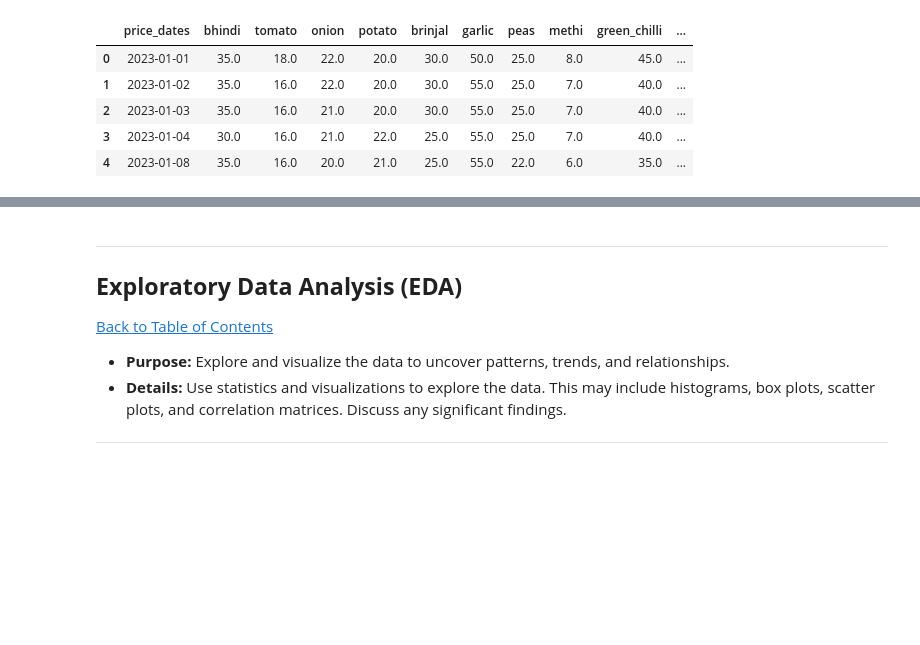
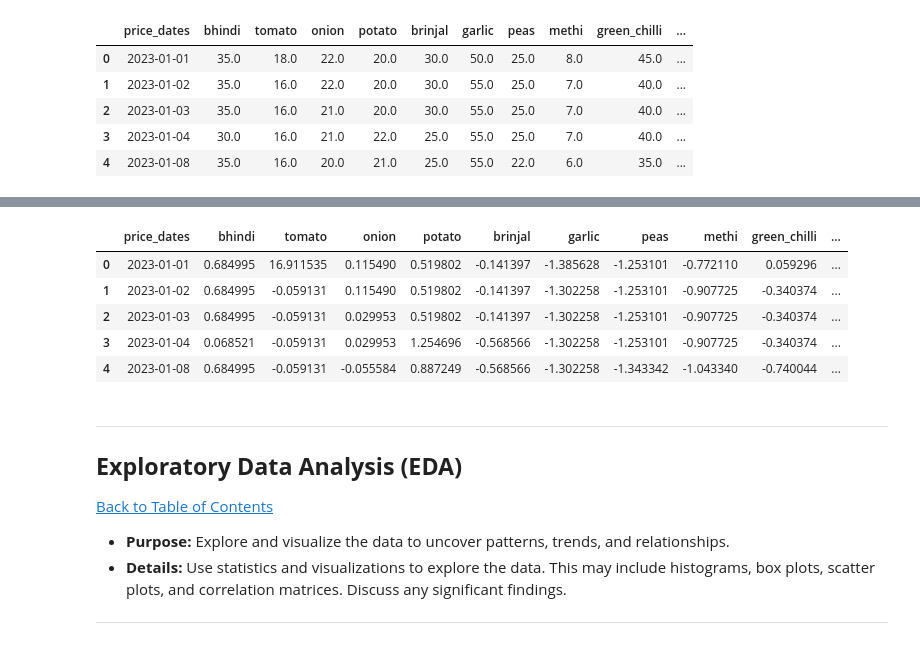
Before and after one commit to Ntokozo-sbusiso/QCTO_Workplace, a Jupyter notebook: QCTO---Workplace-Module-Notebook-Template-4571.ipynb, the cells around one changed output, grey strips where cells are left out. Drawn from its saved outputs; the diff is of its cells as text; code cells hidden in the pictures; blank space fills up the shorter version.

```diff
--- a/QCTO---Workplace-Module-Notebook-Template-4571.ipynb
+++ b/QCTO---Workplace-Module-Notebook-Template-4571.ipynb
@@ -396,3 +403,21 @@ df_copy.head()
+# %%
+def normalize_columns(df, columns):
+    scaler = StandardScaler()
+    df[columns] = scaler.fit_transform(df[columns])
+    return df
+
+# Normalize numeric columns
+numeric_columns = ['bhindi', 'tomato', 'onion', 'potato', 'brinjal', 'garlic', 'peas', 'methi', 'green_chilli', 'elephant_yam']
+df_copy = normalize_columns(df_copy, numeric_columns)
+# %%
+df_copy.head()
+# %% [output]
+|  | price_dates | bhindi | tomato | onion | potato | brinjal | garlic | peas | methi | green_chilli | ... |
+| 0 | 2023-01-01 | 0.684995 | 16.911535 | 0.115490 | 0.519802 | -0.141397 | -1.385628 | -1.253101 | -0.772110 | 0.059296 | ... |
+| 1 | 2023-01-02 | 0.684995 | -0.059131 | 0.115490 | 0.519802 | -0.141397 | -1.302258 | -1.253101 | -0.907725 | -0.340374 | ... |
+| 2 | 2023-01-03 | 0.684995 | -0.059131 | 0.029953 | 0.519802 | -0.141397 | -1.302258 | -1.253101 | -0.907725 | -0.340374 | ... |
+| 3 | 2023-01-04 | 0.068521 | -0.059131 | 0.029953 | 1.254696 | -0.568566 | -1.302258 | -1.253101 | -0.907725 | -0.340374 | ... |
+| 4 | 2023-01-08 | 0.684995 | -0.059131 | -0.055584 | 0.887249 | -0.568566 | -1.302258 | -1.343342 | -1.043340 | -0.740044 | ... |
 # %% [markdown]
 ---
 <a href=#five></a>
```
Also changed, not shown: parts of 3 cells of this notebook.
